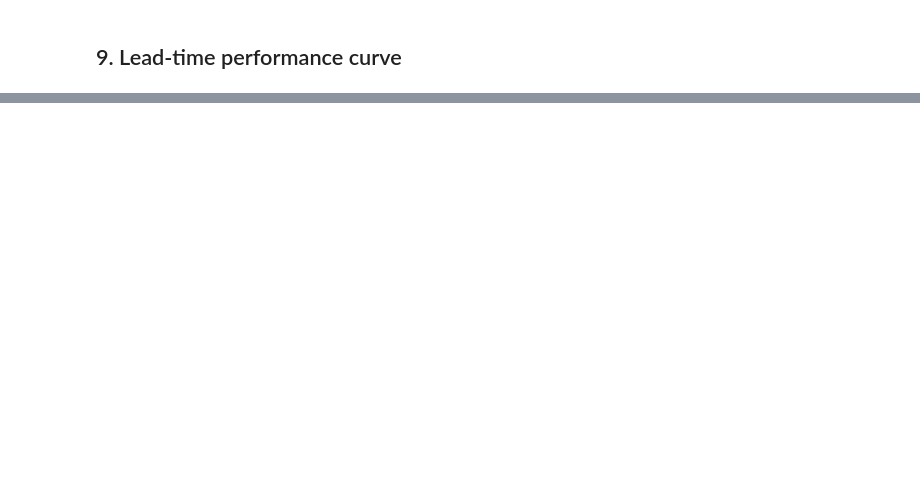
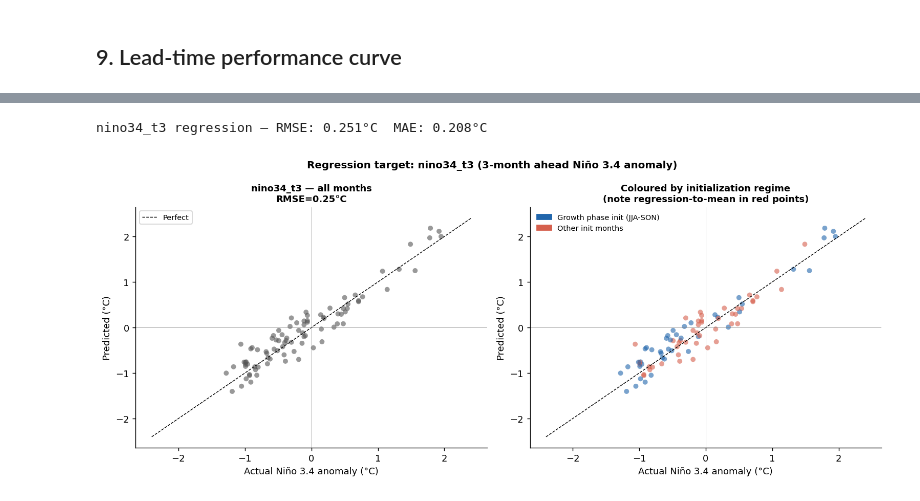
Before and after one commit to ferariz/enso-forecast, a Jupyter notebook: notebooks/research/enso_starter_local.ipynb, the cells around one changed output, grey strips where cells are left out. Drawn from its saved outputs; the diff is of its cells as text; code cells hidden in the pictures; blank space fills up the shorter version.

```diff
--- a/notebooks/research/enso_starter_local.ipynb
+++ b/notebooks/research/enso_starter_local.ipynb
@@ -550,3 +695,77 @@ enso_t6        0.419    0.608     0.517
+# %%
+# ── Simple regression baseline: LightGBM predicting nino34_t3 ────────────────
+if not LGB_AVAILABLE:
+    print('LightGBM not available — skipping')
+else:
+    from sklearn.metrics import mean_squared_error, mean_absolute_error
+    import lightgbm as lgb
+
+    REG_TARGET = 'nino34_t3'
+
+    X_tr_reg, y_tr_reg = prepare(train, FEATURE_COLS, REG_TARGET)
+    X_te_reg, y_te_reg = prepare(test,  FEATURE_COLS, REG_TARGET)
+
+    reg_model = lgb.LGBMRegressor(
+        n_estimators=500, learning_rate=0.05,
+        num_leaves=31, min_child_samples=20,
+        random_state=42, n_jobs=-1, verbosity=-1
+    )
+    reg_model.fit(
+        X_tr_reg, y_tr_reg,
+        eval_set=[(X_te_reg, y_te_reg)],
+        callbacks=[lgb.early_stopping(50, verbose=False),
+                   lgb.log_evaluation(period=-1)]
+    )
+    y_pred_reg = reg_model.predict(X_te_reg)
+
+    rmse = mean_squared_error(y_te_reg, y_pred_reg) ** 0.5
+    mae  = mean_absolute_error(y_te_reg, y_pred_reg)
+    print(f'nino34_t3 regression — RMSE: {rmse:.3f}°C  MAE: {mae:.3f}°C')
+
+    # ── Scatter: predicted vs actual, coloured by init month regime ──────────
+    growth_mask = X_te_reg['init_in_growth_phase'] if 'init_in_growth_phase' in X_te_reg.columns else None
+
+    fig, axes = plt.subplots(1, 2, figsize=(12, 5))
+
+    # Left: all points
+    ax = axes[0]
+    ax.scatter(y_te_reg, y_pred_reg, alpha=0.6, s=30,
+               c='#555555', edgecolors='none')
+    lim = max(abs(y_te_reg).max(), abs(y_pred_reg).max()) * 1.1
+    ax.plot([-lim, lim], [-lim, lim], 'k--', linewidth=0.8, label='Perfect')
+    ax.axhline(0, color='gray', linewidth=0.4)
+    ax.axvline(0, color='gray', linewidth=0.4)
+    ax.set_xlabel('Actual Niño 3.4 anomaly (°C)', fontsize=10)
+    ax.set_ylabel('Predicted (°C)', fontsize=10)
+    ax.set_title(f'nino34_t3 — all months\nRMSE={rmse:.2f}°C', fontsize=10, fontweight='bold')
+    ax.legend(fontsize=8)
+
+    # Right: split by growth phase
+    ax = axes[1]
+    if growth_mask is not None:
+        colors = ['#d6604d' if not g else '#2166ac' for g in growth_mask]
+        ax.scatter(y_te_reg, y_pred_reg, alpha=0.6, s=30,
+                   c=colors, edgecolors='none')
+        from matplotlib.patches import Patch
+        ax.legend(handles=[
+            Patch(color='#2166ac', label='Growth phase init (JJA-SON)'),
+            Patch(color='#d6604d', label='Other init months'),
+        ], fontsize=8, frameon=False)
+    ax.plot([-lim, lim], [-lim, lim], 'k--', linewidth=0.8)
+    ax.axhline(0, color='gray', linewidth=0.4)
+    ax.axvline(0, color='gray', linewidth=0.4)
+    ax.set_xlabel('Actual Niño 3.4 anomaly (°C)', fontsize=10)
+    ax.set_ylabel('Predicted (°C)', fontsize=10)
+    ax.set_title('Coloured by initialization regime\n(note regression-to-mean in red points)',
+                 fontsize=10, fontweight='bold')
+
+    plt.suptitle('Regression target: nino34_t3 (3-month ahead Niño 3.4 anomaly)',
+                 fontsize=11, fontweight='bold')
+    plt.tight_layout()
+    plt.show()
+# %% [output]
+nino34_t3 regression — RMSE: 0.251°C  MAE: 0.208°C
+[figure, added]
 # %% [markdown]
 ## 10. What to try next
 
```
Also changed, not shown: parts of 11 cells of this notebook, 1 other file.
